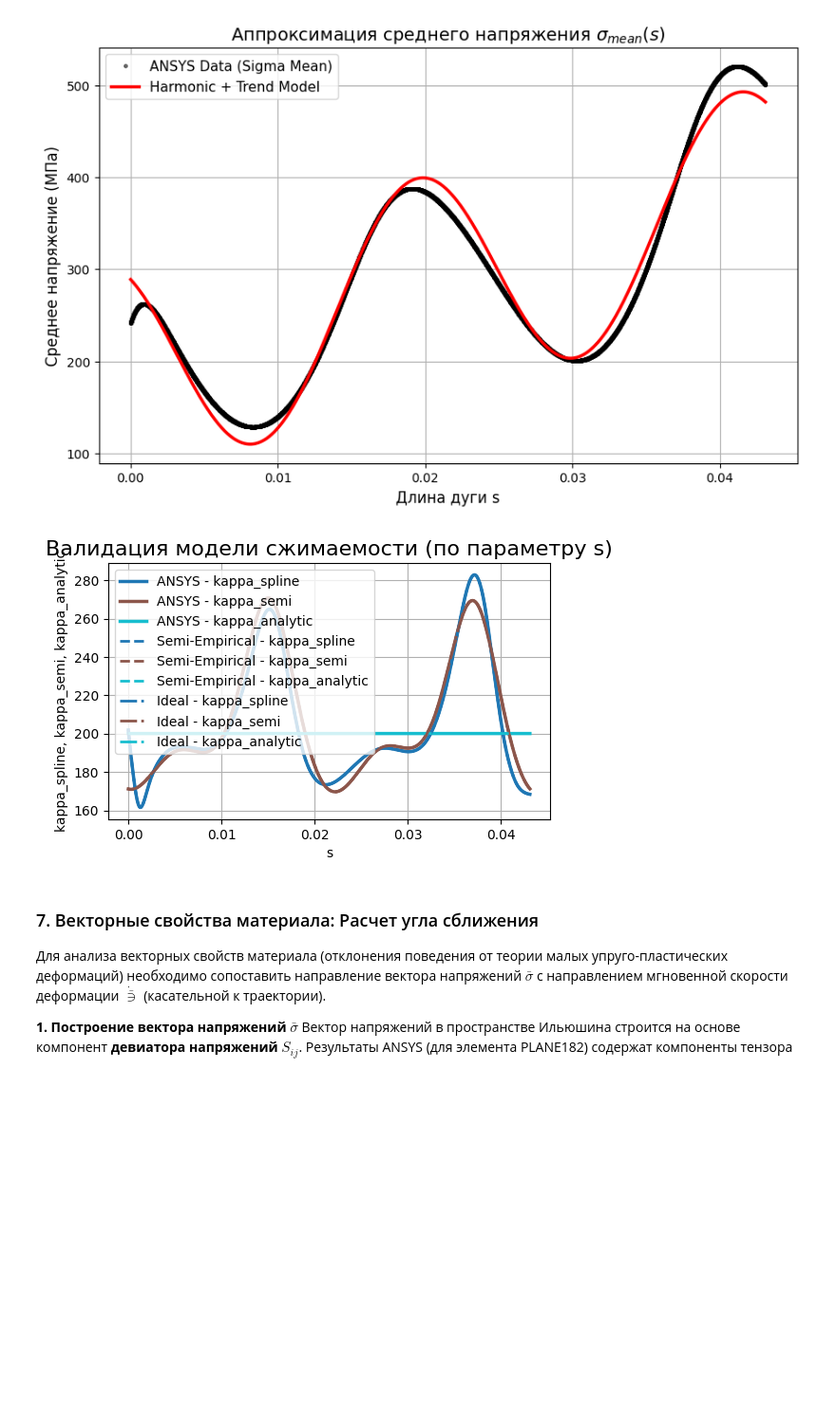
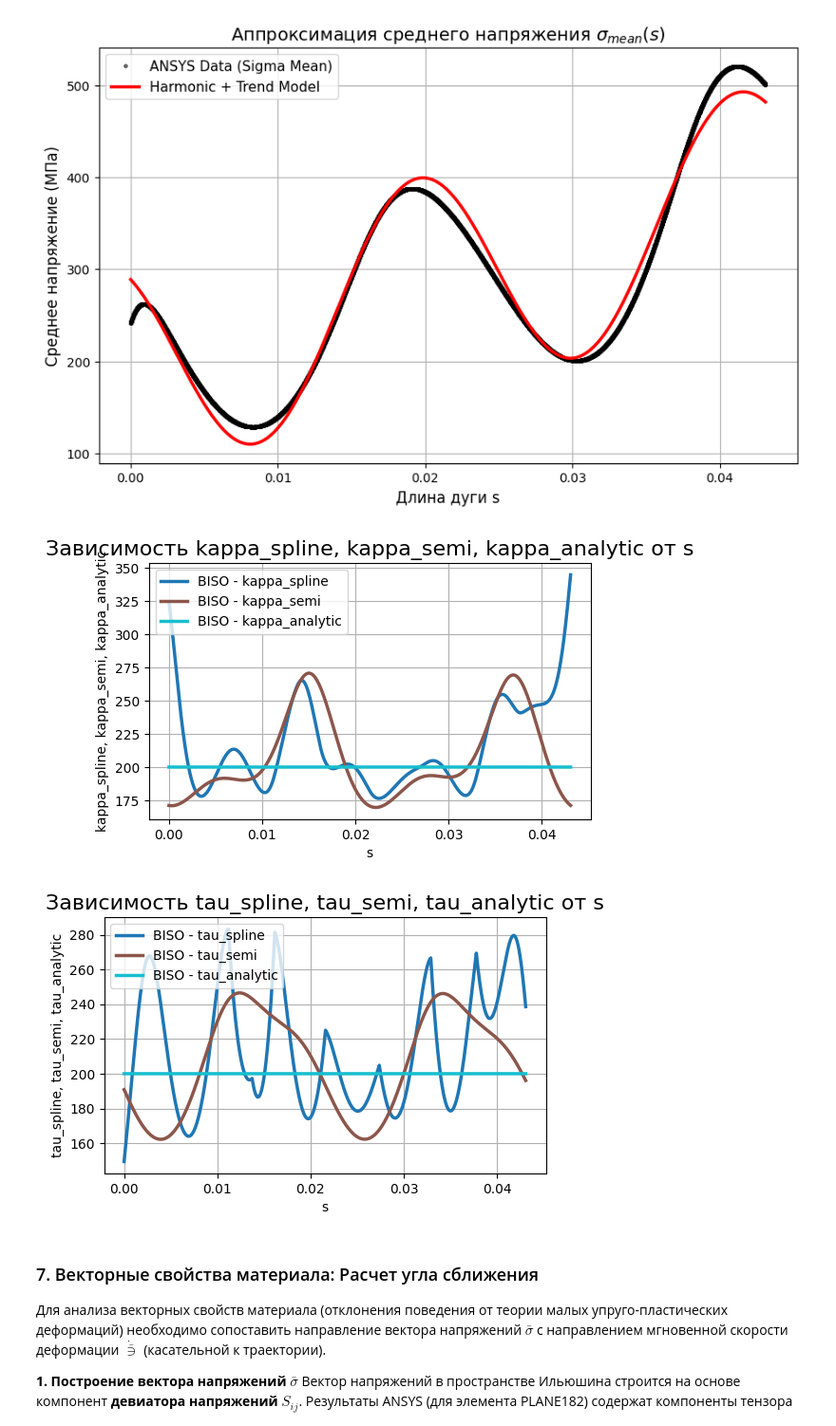
Before and after one commit to ArtemDos/complex_deformations, a Jupyter notebook: P29/ideal_vint/biso.ipynb, the cells around one changed output. Shown at 95% size. Cells and saved outputs as stored; diff of their text form; code cells hidden in the pictures; blank space fills up the shorter version.

```diff
--- a/P29/ideal_vint/biso.ipynb
+++ b/P29/ideal_vint/biso.ipynb
@@ -229,7 +229,7 @@ plot_xy([("Analytical", df_stage2)], "s", ["dEps_1_analytic", "dEps_2_analytic",
 # %% [output]
 [figure]
 # %%
-best_s, best_k = 2.7185882427329403e-12, 5
+best_s, best_k = 2.104904144512022e-05, 4
 # %% [markdown]
 На основе проведенного анализа (Grid Search) были определены оптимальные значения гиперпараметров сплайна ($s_{opt}, k_{opt}$), обеспечивающие наилучший баланс между точностью аппроксимации и гладкостью высших производных.
 
@@ -429,22 +413,27 @@ plt.show()
 # %%
 from core.derivatives.stress_approximation import SemiEmpiricalGeometry
 
 
 semi_emp = SemiEmpiricalGeometry(vol_model, E=2.05e5, nu=nu, c=c, a=a)
 k_semi, t_semi = semi_emp.compute_geometry(df_stage2['s'].values)
 
 df_stage2['kappa_semi'] = k_semi
 df_stage2['tau_semi'] = np.abs(t_semi)
 
-# 4. Финальный график
 plot_xy(
-    [('ANSYS', df_stage2), ('Semi-Empirical', df_stage2), ('Ideal', df_stage2)],
-    "s",
-    ["kappa_spline", "kappa_semi", "kappa_analytic"],
-    "Валидация модели сжимаемости (по параметру s)"
+    data_pairs=[(model_name, df_stage2)],
+    x_col="s",
+    y_cols=["kappa_spline", "kappa_semi", "kappa_analytic"],
 )
+
+plot_xy(
+    data_pairs=[(model_name, df_stage2)],
+    x_col="s",
+    y_cols=["tau_spline", "tau_semi", "tau_analytic"],
+)
 # %% [output]
-[figure, old version]
+[figure, new version]
+[figure, added]
 # %% [markdown]
 ### 7. Векторные свойства материала: Расчет угла сближения
 
```
Also changed, not shown: parts of 12 cells of this notebook.
